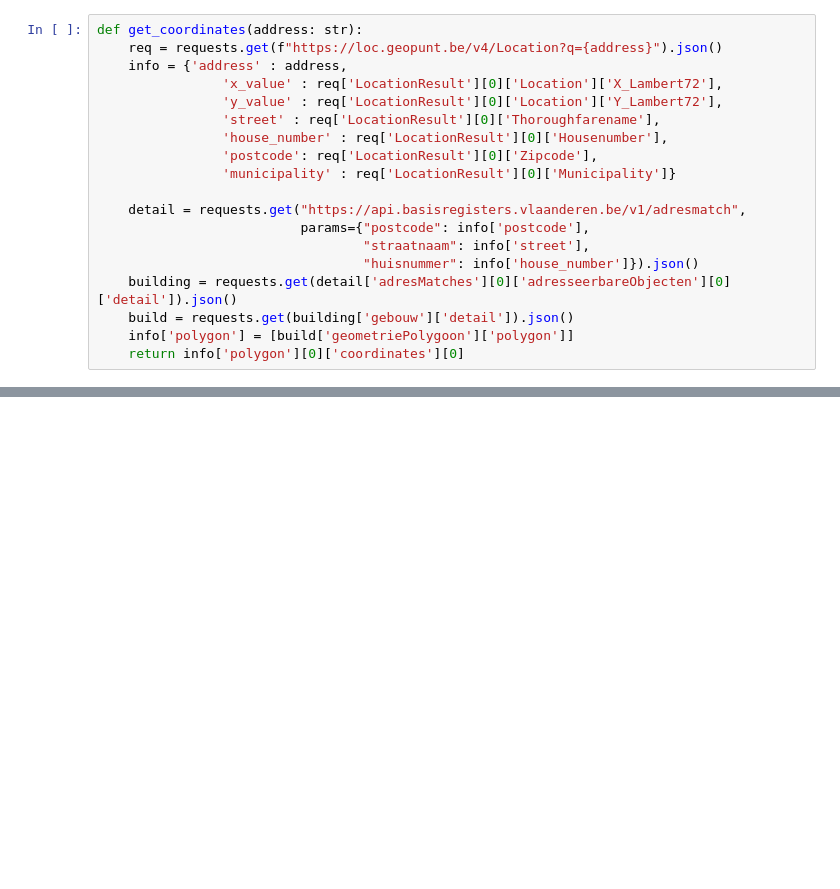
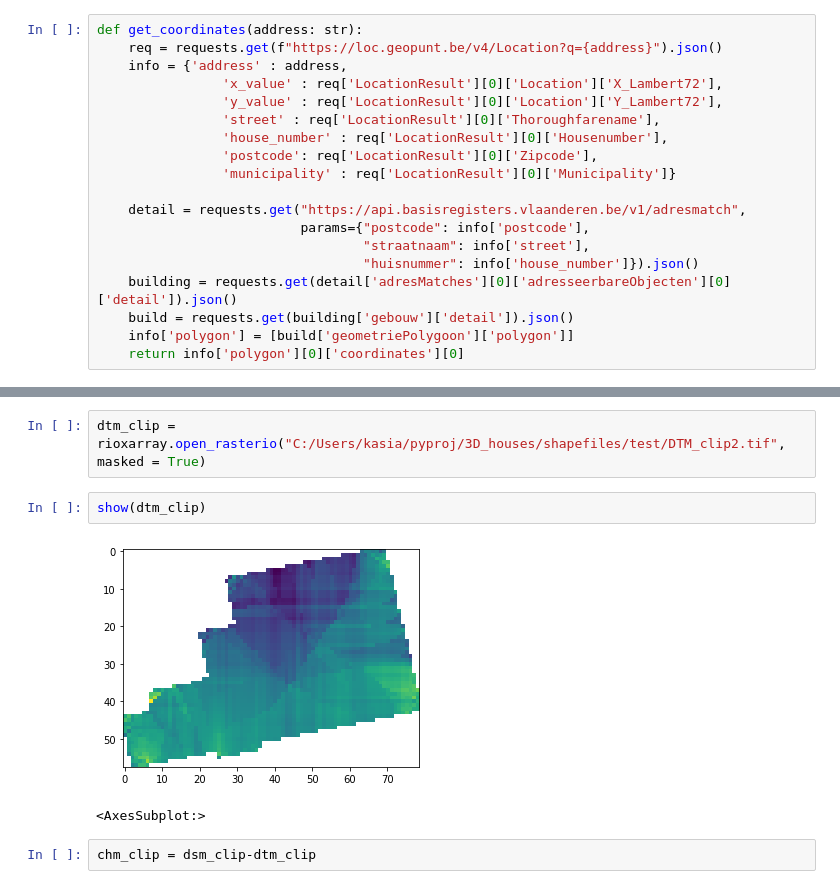
Before and after one commit to kpranke/3D_houses, a Jupyter notebook: 3D Houses.ipynb, the cells around one changed output, grey strips where cells are left out. Drawn from its saved outputs; the diff is of its cells as text; blank space fills up the shorter version.

```diff
--- a/3D Houses.ipynb
+++ b/3D Houses.ipynb
@@ -664,0 +592,9 @@ TypeError: Warp() takes 2 positional arguments but 3 were given
+# %%
+dtm_clip = rioxarray.open_rasterio("C:/Users/kasia/pyproj/3D_houses/shapefiles/test/DTM_clip2.tif", masked = True)
+# %%
+show(dtm_clip)
+# %% [output]
+[figure, added]
+<AxesSubplot:>
+# %%
+chm_clip = dsm_clip-dtm_clip
```
Also changed, not shown: parts of 48 cells of this notebook, 1 other file.
